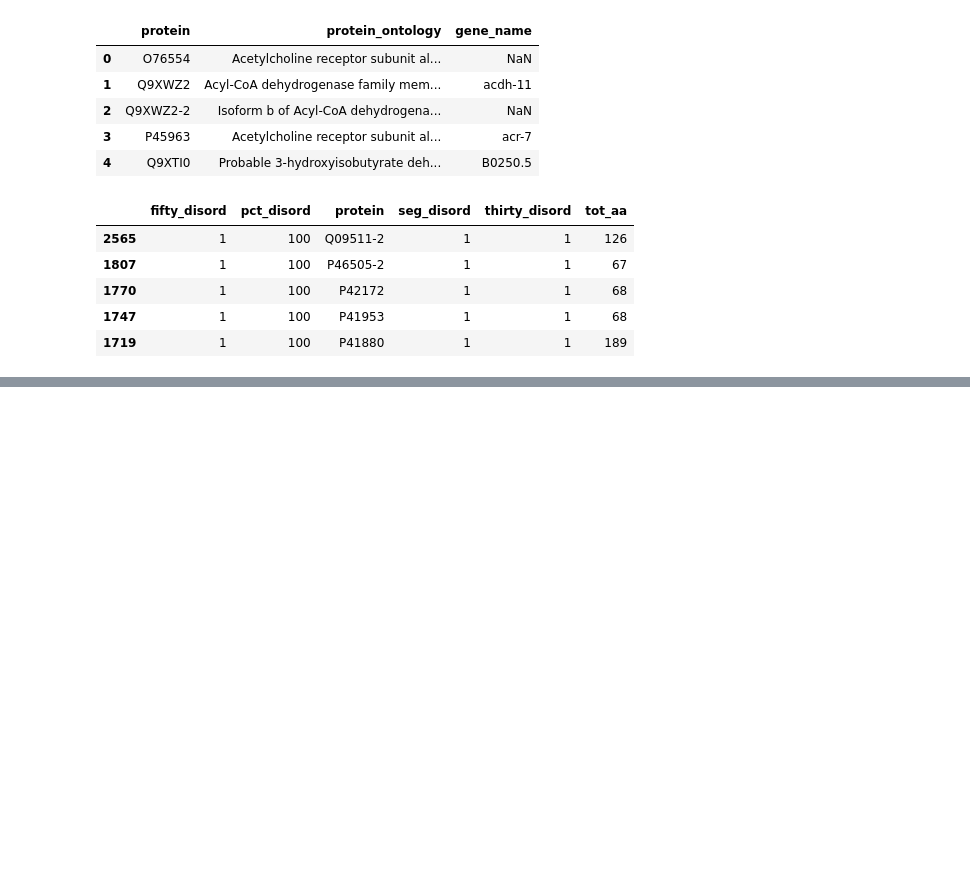
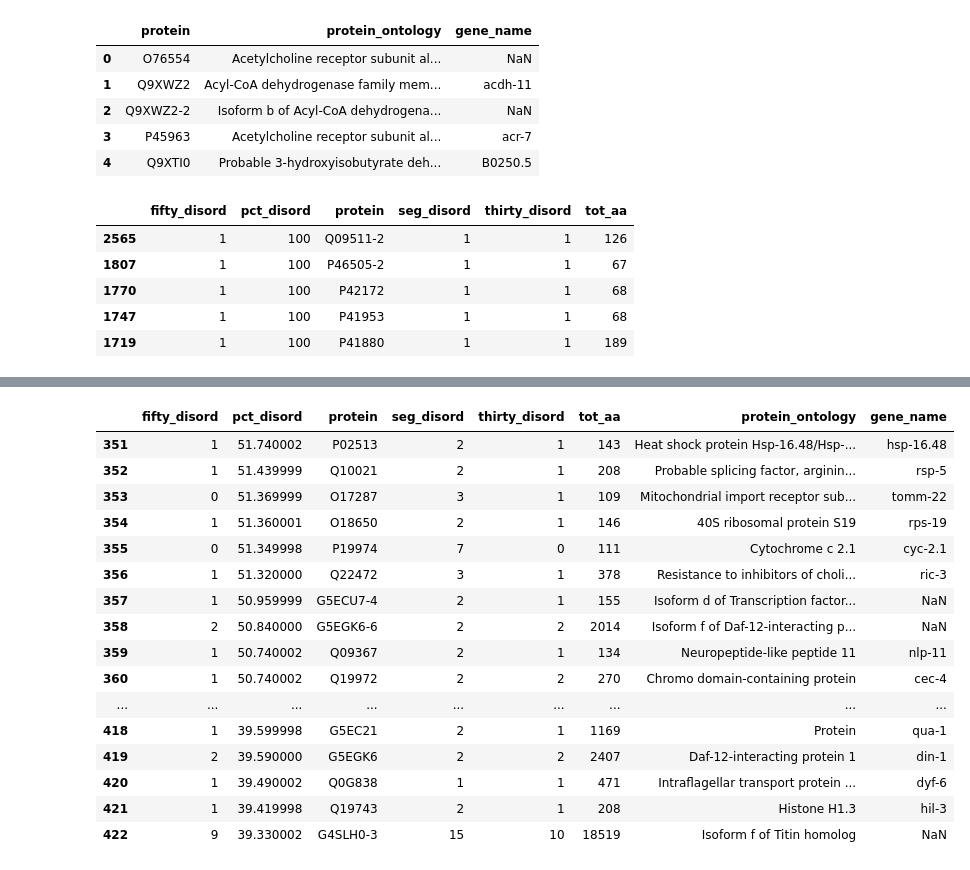
Before and after one commit to DomDellaSera/proteome_analysis, a Jupyter notebook: data_mundging.ipynb, the cells around one changed output, grey strips where cells are left out. Saved outputs shown, nothing was run; the diff lists cells and outputs as text; code cells hidden in the pictures; blank space fills up the shorter version.

```diff
--- a/data_mundging.ipynb
+++ b/data_mundging.ipynb
@@ -122,0 +132,20 @@ percent_disorder_curtailed = percent_disorder_curtailed[percent_disorder_curtail
+# %%
+table_printer(3)
+# %% [output]
+|  | fifty_disord | pct_disord | protein | seg_disord | thirty_disord | tot_aa | protein_ontology | gene_name |
+| 351 | 1 | 51.740002 | P02513 | 2 | 1 | 143 | Heat shock protein Hsp-16.48/Hsp-... | hsp-16.48 |
+| 352 | 1 | 51.439999 | Q10021 | 2 | 1 | 208 | Probable splicing factor, arginin... | rsp-5 |
+| 353 | 0 | 51.369999 | O17287 | 3 | 1 | 109 | Mitochondrial import receptor sub... | tomm-22 |
+| 354 | 1 | 51.360001 | O18650 | 2 | 1 | 146 | 40S ribosomal protein S19 | rps-19 |
+| 355 | 0 | 51.349998 | P19974 | 7 | 0 | 111 | Cytochrome c 2.1 | cyc-2.1 |
+| 356 | 1 | 51.320000 | Q22472 | 3 | 1 | 378 | Resistance to inhibitors of choli... | ric-3 |
+| 357 | 1 | 50.959999 | G5ECU7-4 | 2 | 1 | 155 | Isoform d of Transcription factor... | NaN |
+| 358 | 2 | 50.840000 | G5EGK6-6 | 2 | 2 | 2014 | Isoform f of Daf-12-interacting p... | NaN |
+| 359 | 1 | 50.740002 | Q09367 | 2 | 1 | 134 | Neuropeptide-like peptide 11 | nlp-11 |
+| 360 | 1 | 50.740002 | Q19972 | 2 | 2 | 270 | Chromo domain-containing protein | cec-4 |
+| ... | ... | ... | ... | ... | ... | ... | ... | ... |
+| 418 | 1 | 39.599998 | G5EC21 | 2 | 1 | 1169 | Protein | qua-1 |
+| 419 | 2 | 39.590000 | G5EGK6 | 2 | 2 | 2407 | Daf-12-interacting protein 1 | din-1 |
+| 420 | 1 | 39.490002 | Q0G838 | 1 | 1 | 471 | Intraflagellar transport protein ... | dyf-6 |
+| 421 | 1 | 39.419998 | Q19743 | 2 | 1 | 208 | Histone H1.3 | hil-3 |
+| 422 | 9 | 39.330002 | G4SLH0-3 | 15 | 10 | 18519 | Isoform f of Titin homolog | NaN |
```
Also changed, not shown: parts of 8 cells of this notebook, 7 other files.
